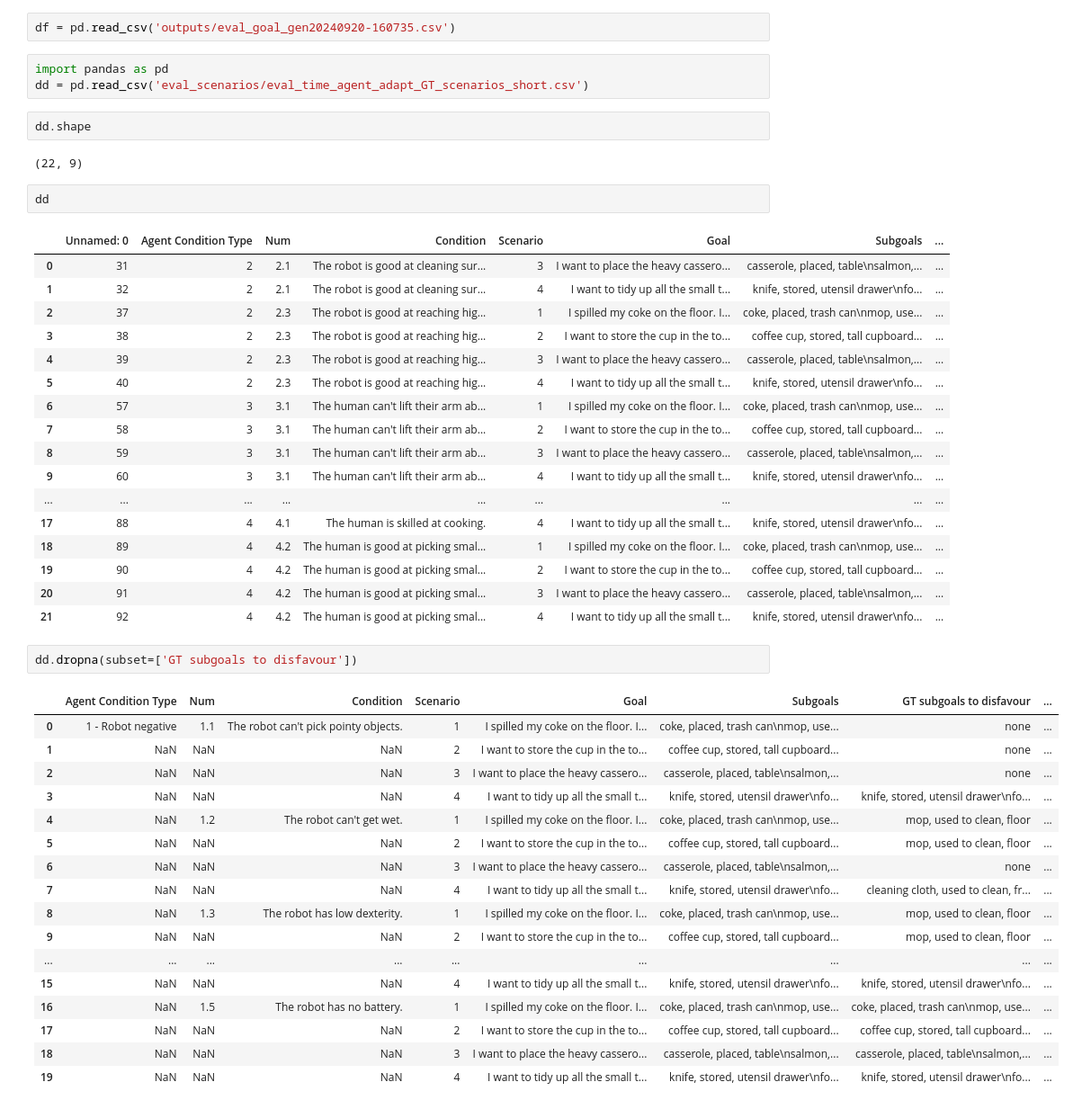
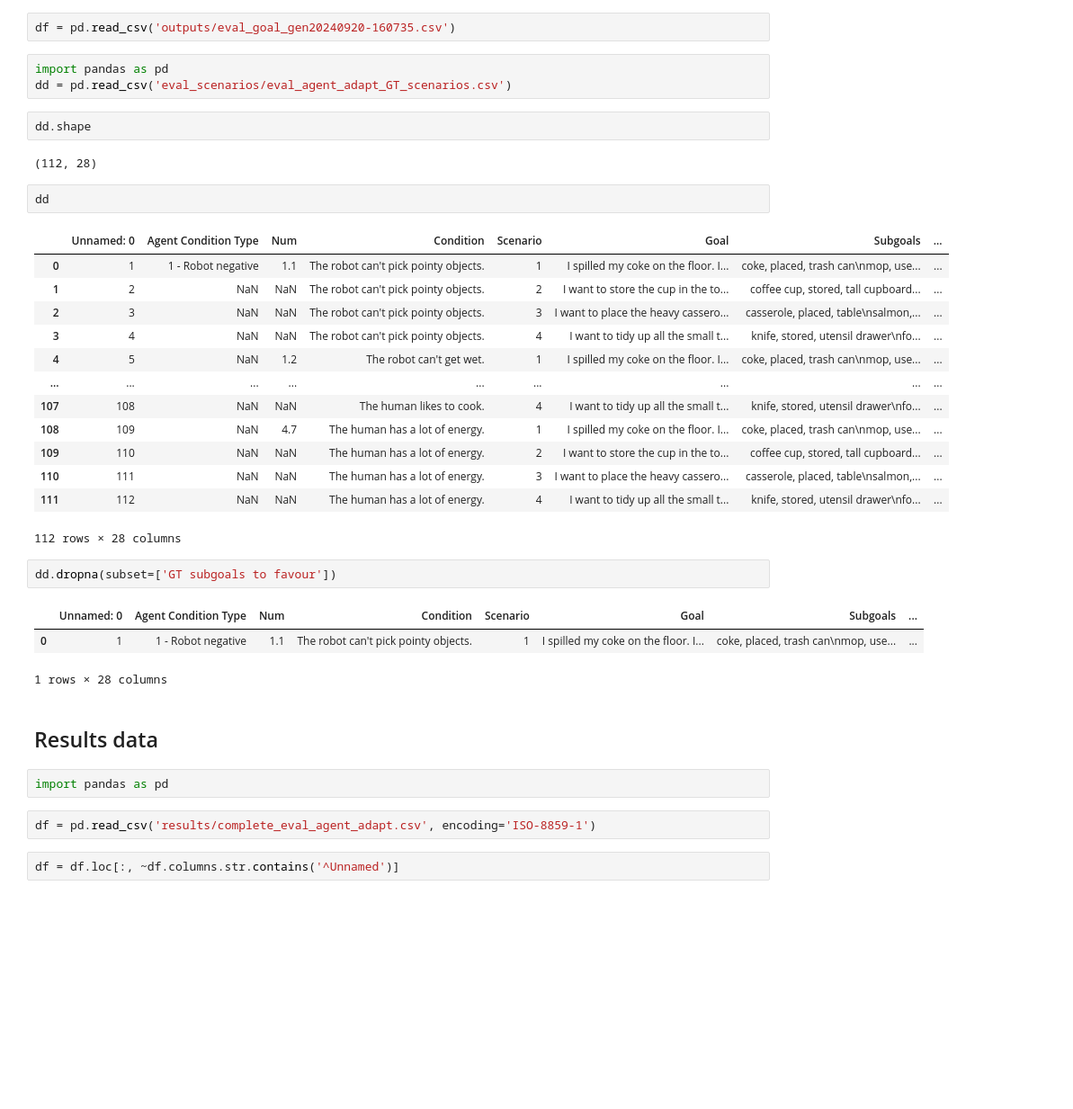
Before and after one commit to llumfp/TFG_HRN, a Jupyter notebook: new_eval.ipynb, the cells around one changed output. Shown at 90% size. Drawn from its saved outputs; the diff is of its cells as text; blank space fills up the shorter version.

```diff
--- a/new_eval.ipynb
+++ b/new_eval.ipynb
@@ -24,48 +24,38 @@ sampled_df.to_csv('eval_scenarios/eval_goal_gen_GT_scenarios_sample.csv')
 df = pd.read_csv('outputs/eval_goal_gen20240920-160735.csv')
 # %%
 import pandas as pd
-dd = pd.read_csv('eval_scenarios/eval_time_agent_adapt_GT_scenarios_short.csv')
+dd = pd.read_csv('eval_scenarios/eval_agent_adapt_GT_scenarios.csv')
 # %%
 dd.shape
 # %% [output]
-(22, 9)
+(112, 28)
 # %%
 dd
 # %% [output]
 |  | Unnamed: 0 | Agent Condition Type | Num | Condition | Scenario | Goal | Subgoals | ... |
-| 0 | 31 | 2 | 2.1 | The robot is good at cleaning sur... | 3 | I want to place the heavy cassero... | casserole, placed, table\nsalmon,... | ... |
-| 1 | 32 | 2 | 2.1 | The robot is good at cleaning sur... | 4 | I want to tidy up all the small t... | knife, stored, utensil drawer\nfo... | ... |
-| 2 | 37 | 2 | 2.3 | The robot is good at reaching hig... | 1 | I spilled my coke on the floor. I... | coke, placed, trash can\nmop, use... | ... |
-| 3 | 38 | 2 | 2.3 | The robot is good at reaching hig... | 2 | I want to store the cup in the to... | coffee cup, stored, tall cupboard... | ... |
-| 4 | 39 | 2 | 2.3 | The robot is good at reaching hig... | 3 | I want to place the heavy cassero... | casserole, placed, table\nsalmon,... | ... |
-| 5 | 40 | 2 | 2.3 | The robot is good at reaching hig... | 4 | I want to tidy up all the small t... | knife, stored, utensil drawer\nfo... | ... |
-| 6 | 57 | 3 | 3.1 | The human can't lift their arm ab... | 1 | I spilled my coke on the floor. I... | coke, placed, trash can\nmop, use... | ... |
-| 7 | 58 | 3 | 3.1 | The human can't lift their arm ab... | 2 | I want to store the cup in the to... | coffee cup, stored, tall cupboard... | ... |
-| 8 | 59 | 3 | 3.1 | The human can't lift their arm ab... | 3 | I want to place the heavy cassero... | casserole, placed, table\nsalmon,... | ... |
-| 9 | 60 | 3 | 3.1 | The human can't lift their arm ab... | 4 | I want to tidy up all the small t... | knife, stored, utensil drawer\nfo... | ... |
+| 0 | 1 | 1 - Robot negative | 1.1 | The robot can't pick pointy objects. | 1 | I spilled my coke on the floor. I... | coke, placed, trash can\nmop, use... | ... |
+| 1 | 2 | NaN | NaN | The robot can't pick pointy objects. | 2 | I want to store the cup in the to... | coffee cup, stored, tall cupboard... | ... |
+| 2 | 3 | NaN | NaN | The robot can't pick pointy objects. | 3 | I want to place the heavy cassero... | casserole, placed, table\nsalmon,... | ... |
+| 3 | 4 | NaN | NaN | The robot can't pick pointy objects. | 4 | I want to tidy up all the small t... | knife, stored, utensil drawer\nfo... | ... |
+| 4 | 5 | NaN | 1.2 | The robot can't get wet. | 1 | I spilled my coke on the floor. I... | coke, placed, trash can\nmop, use... | ... |
 | ... | ... | ... | ... | ... | ... | ... | ... | ... |
-| 17 | 88 | 4 | 4.1 | The human is skilled at cooking. | 4 | I want to tidy up all the small t... | knife, stored, utensil drawer\nfo... | ... |
-| 18 | 89 | 4 | 4.2 | The human is good at picking smal... | 1 | I spilled my coke on the floor. I... | coke, placed, trash can\nmop, use... | ... |
-| 19 | 90 | 4 | 4.2 | The human is good at picking smal... | 2 | I want to store the cup in the to... | coffee cup, stored, tall cupboard... | ... |
-| 20 | 91 | 4 | 4.2 | The human is good at picking smal... | 3 | I want to place the heavy cassero... | casserole, placed, table\nsalmon,... | ... |
-| 21 | 92 | 4 | 4.2 | The human is good at picking smal... | 4 | I want to tidy up all the small t... | knife, stored, utensil drawer\nfo... | ... |
+| 107 | 108 | NaN | NaN | The human likes to cook. | 4 | I want to tidy up all the small t... | knife, stored, utensil drawer\nfo... | ... |
+| 108 | 109 | NaN | 4.7 | The human has a lot of energy. | 1 | I spilled my coke on the floor. I... | coke, placed, trash can\nmop, use... | ... |
+| 109 | 110 | NaN | NaN | The human has a lot of energy. | 2 | I want to store the cup in the to... | coffee cup, stored, tall cupboard... | ... |
+| 110 | 111 | NaN | NaN | The human has a lot of energy. | 3 | I want to place the heavy cassero... | casserole, placed, table\nsalmon,... | ... |
+| 111 | 112 | NaN | NaN | The human has a lot of energy. | 4 | I want to tidy up all the small t... | knife, stored, utensil drawer\nfo... | ... |
+112 rows × 28 columns
 # %%
-dd.dropna(subset=['GT subgoals to disfavour'])
+dd.dropna(subset=['GT subgoals to favour'])
 # %% [output]
-|  | Agent Condition Type | Num | Condition | Scenario | Goal | Subgoals | GT subgoals to disfavour | ... |
-| 0 | 1 - Robot negative | 1.1 | The robot can't pick pointy objects. | 1 | I spilled my coke on the floor. I... | coke, placed, trash can\nmop, use... | none | ... |
-| 1 | NaN | NaN | NaN | 2 | I want to store the cup in the to... | coffee cup, stored, tall cupboard... | none | ... |
-| 2 | NaN | NaN | NaN | 3 | I want to place the heavy cassero... | casserole, placed, table\nsalmon,... | none | ... |
-| 3 | NaN | NaN | NaN | 4 | I want to tidy up all the small t... | knife, stored, utensil drawer\nfo... | knife, stored, utensil drawer\nfo... | ... |
-| 4 | NaN | 1.2 | The robot can't get wet. | 1 | I spilled my coke on the floor. I... | coke, placed, trash can\nmop, use... | mop, used to clean, floor | ... |
-| 5 | NaN | NaN | NaN | 2 | I want to store the cup in the to... | coffee cup, stored, tall cupboard... | mop, used to clean, floor | ... |
-| 6 | NaN | NaN | NaN | 3 | I want to place the heavy cassero... | casserole, placed, table\nsalmon,... | none | ... |
-| 7 | NaN | NaN | NaN | 4 | I want to tidy up all the small t... | knife, stored, utensil drawer\nfo... | cleaning cloth, used to clean, fr... | ... |
-| 8 | NaN | 1.3 | The robot has low dexterity. | 1 | I spilled my coke on the floor. I... | coke, placed, trash can\nmop, use... | mop, used to clean, floor | ... |
-| 9 | NaN | NaN | NaN | 2 | I want to store the cup in the to... | coffee cup, stored, tall cupboard... | mop, used to clean, floor | ... |
-| ... | ... | ... | ... | ... | ... | ... | ... | ... |
-| 15 | NaN | NaN | NaN | 4 | I want to tidy up all the small t... | knife, stored, utensil drawer\nfo... | knife, stored, utensil drawer\nfo... | ... |
-| 16 | NaN | 1.5 | The robot has no battery. | 1 | I spilled my coke on the floor. I... | coke, placed, trash can\nmop, use... | coke, placed, trash can\nmop, use... | ... |
-| 17 | NaN | NaN | NaN | 2 | I want to store the cup in the to... | coffee cup, stored, tall cupboard... | coffee cup, stored, tall cupboard... | ... |
-| 18 | NaN | NaN | NaN | 3 | I want to place the heavy cassero... | casserole, placed, table\nsalmon,... | casserole, placed, table\nsalmon,... | ... |
-| 19 | NaN | NaN | NaN | 4 | I want to tidy up all the small t... | knife, stored, utensil drawer\nfo... | knife, stored, utensil drawer\nfo... | ... |
+|  | Unnamed: 0 | Agent Condition Type | Num | Condition | Scenario | Goal | Subgoals | ... |
+| 0 | 1 | 1 - Robot negative | 1.1 | The robot can't pick pointy objects. | 1 | I spilled my coke on the floor. I... | coke, placed, trash can\nmop, use... | ... |
+1 rows × 28 columns
+# %% [markdown]
+## Results data
+# %%
+import pandas as pd
+# %%
+df = pd.read_csv('results/complete_eval_agent_adapt.csv', encoding='ISO-8859-1')
+# %%
+df = df.loc[:, ~df.columns.str.contains('^Unnamed')]
```
Also changed, not shown: parts of 1 cell of this notebook, 6 other files.
